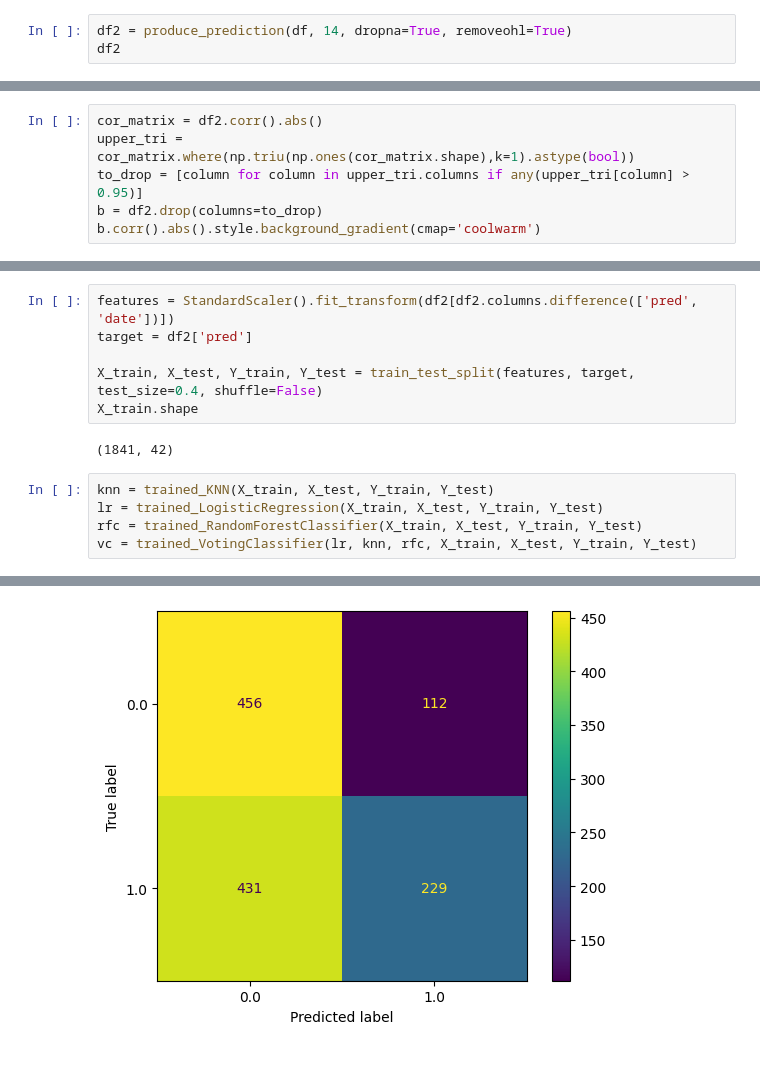
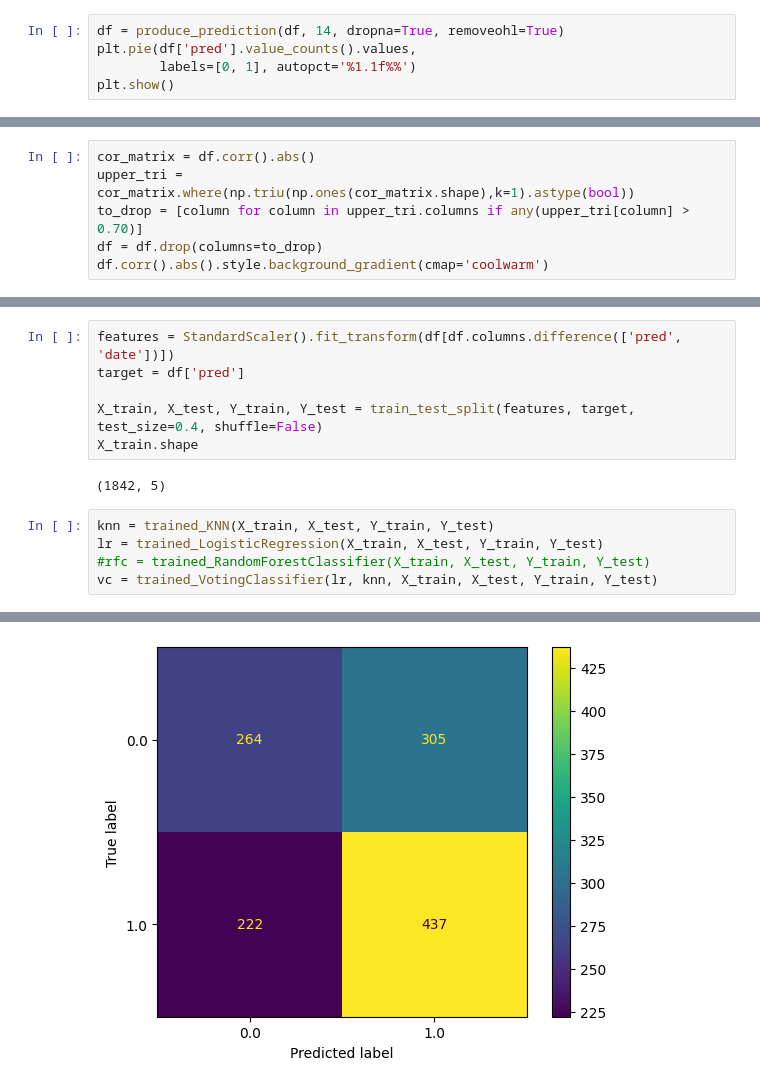
Before and after one commit to hristo-darlyanov/CryptoTradingMLPredictor, a Jupyter notebook: prediction.ipynb, the cells around one changed output, grey strips where cells are left out. Drawn from its saved outputs; the diff is of its cells as text.

```diff
--- a/prediction.ipynb
+++ b/prediction.ipynb
@@ -71,4 +48,6 @@ df
 # %%
-df2 = produce_prediction(df, 14, dropna=True, removeohl=True)
-df2
+df = produce_prediction(df, 14, dropna=True, removeohl=True)
+plt.pie(df['pred'].value_counts().values,
+        labels=[0, 1], autopct='%1.1f%%')
+plt.show()
 # %% [output]
@@ -92,7 +55,7 @@ df2.columns.value_counts().sum()
 # %%
-cor_matrix = df2.corr().abs()
+cor_matrix = df.corr().abs()
 upper_tri = cor_matrix.where(np.triu(np.ones(cor_matrix.shape),k=1).astype(bool))
-to_drop = [column for column in upper_tri.columns if any(upper_tri[column] > 0.95)]
-b = df2.drop(columns=to_drop)
-b.corr().abs().style.background_gradient(cmap='coolwarm')
+to_drop = [column for column in upper_tri.columns if any(upper_tri[column] > 0.70)]
+df = df.drop(columns=to_drop)
+df.corr().abs().style.background_gradient(cmap='coolwarm')
 # %% [output]
@@ -116,14 +69,14 @@ b.corr().abs().style.background_gradient(cmap='coolwarm')
 # %%
-features = StandardScaler().fit_transform(df2[df2.columns.difference(['pred', 'date'])])
-target = df2['pred']
+features = StandardScaler().fit_transform(df[df.columns.difference(['pred', 'date'])])
+target = df['pred']
 
 X_train, X_test, Y_train, Y_test = train_test_split(features, target, test_size=0.4, shuffle=False)
 X_train.shape
 # %% [output]
-(1841, 42)
+(1842, 5)
 # %%
 knn = trained_KNN(X_train, X_test, Y_train, Y_test)
 lr = trained_LogisticRegression(X_train, X_test, Y_train, Y_test)
-rfc = trained_RandomForestClassifier(X_train, X_test, Y_train, Y_test)
-vc = trained_VotingClassifier(lr, knn, rfc, X_train, X_test, Y_train, Y_test)
+#rfc = trained_RandomForestClassifier(X_train, X_test, Y_train, Y_test)
+vc = trained_VotingClassifier(lr, knn, X_train, X_test, Y_train, Y_test)
 # %% [output]
@@ -148 +101 @@ weighted avg       0.66      0.52      0.43      1228
-[figure, old version]
+[figure, new version]
```
Also changed, not shown: parts of 10 cells of this notebook, 3 other files.
